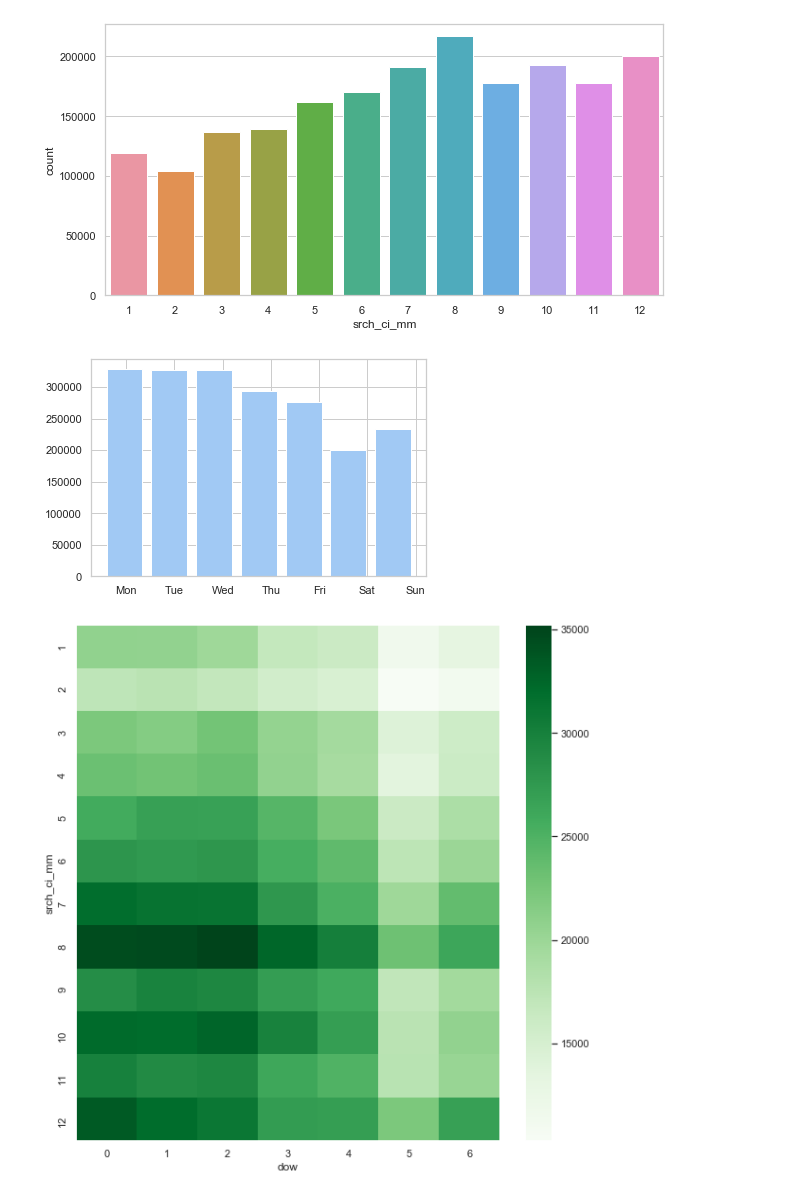
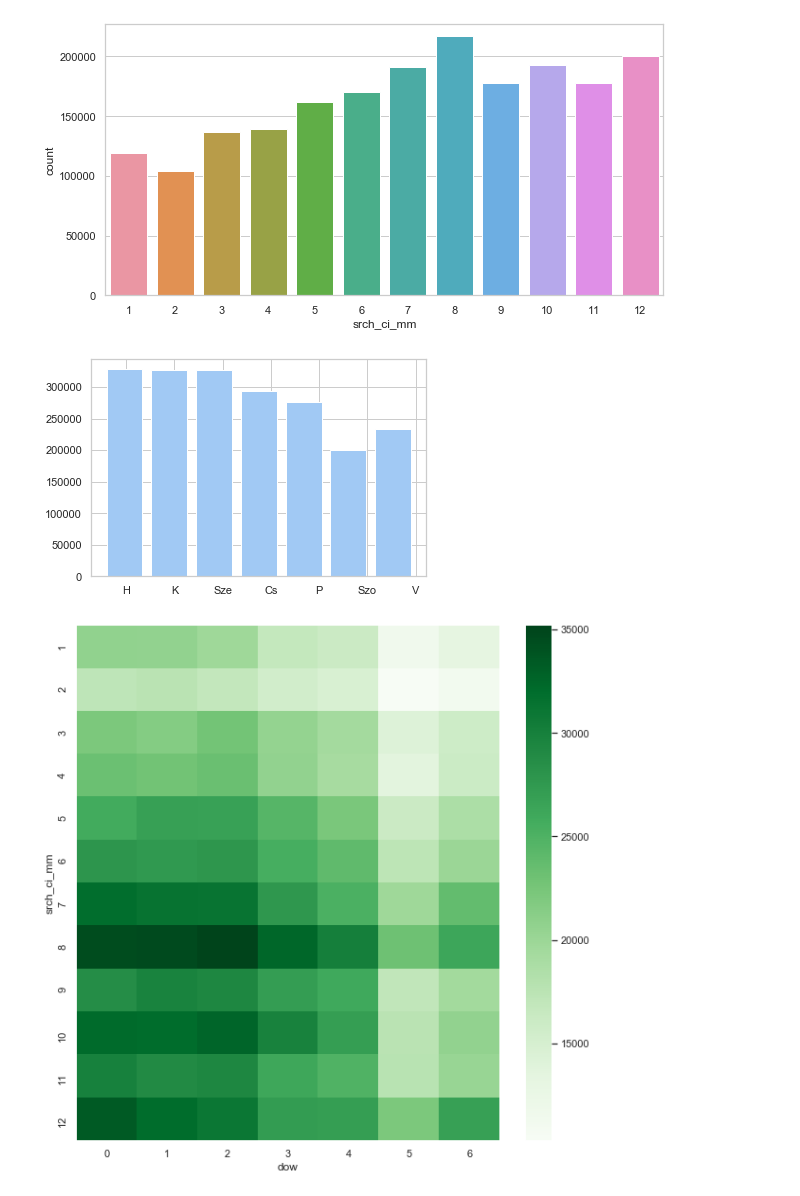
Before and after one commit to gonteranna1211/szakdolgozat, a Jupyter notebook: Exploratory analysis.ipynb, the cells around one changed output. Saved outputs shown, nothing was run; the diff lists cells and outputs as text; code cells hidden in the pictures.

```diff
--- a/Exploratory analysis.ipynb
+++ b/Exploratory analysis.ipynb
@@ -133,10 +139,10 @@ plt.savefig('plots/srch_ci_mm_count.jpg',bbox_inches='tight')
 [figure]
 # %%
 plt.hist(booked.dow, bins = 7, range = (-.5, 6), rwidth = .8)
-plt.xticks(range(7), 'Mon Tue Wed Thu Fri Sat Sun'.split())
+plt.xticks(range(7), 'H K Sze Cs P Szo V'.split())
 plt.savefig('plots/weekdays.jpg',bbox_inches='tight')
 # %% [output]
-[figure, old version]
+[figure, new version]
 # %%
 def count_rows(rows):
     return len(rows)
```
Also changed, not shown: parts of 2 cells of this notebook.
